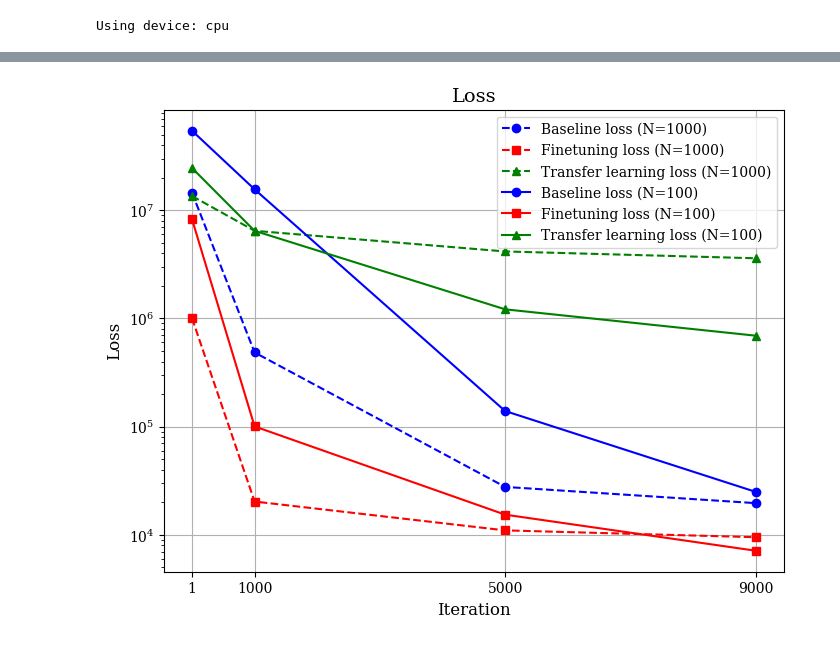
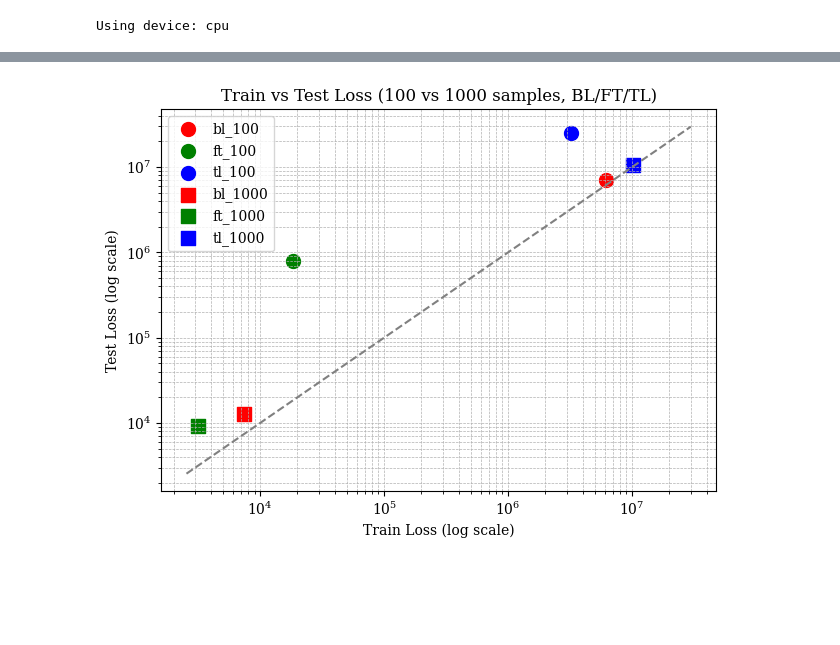
Before and after one commit to rmunozTMELab/Embedding-Oriented-PGNNIV, a Jupyter notebook: paper/transfer_learning.ipynb, the cells around one changed output, grey strips where cells are left out. Cells and saved outputs as stored; diff of their text form; code cells hidden in the pictures; blank space fills up the shorter version.

Commit message:
Final results of transfer learning and some new plots.

```diff
--- a/paper/transfer_learning.ipynb
+++ b/paper/transfer_learning.ipynb
@@ -183,6 +183,10 @@ finetuning_pgnniv, lists_ft = load_results(finetuning_pgnniv, optimizer, FINETUN
 train_loss_list_bl_100 = lists_bl['train_total_loss_list']
 train_loss_list_ft_100 = lists_ft['train_total_loss_list']
 train_loss_list_tl_100 = lists_tl['train_total_loss_list']
+
+test_loss_list_bl_100 = lists_bl['test_total_loss_list']
+test_loss_list_ft_100 = lists_ft['test_total_loss_list']
+test_loss_list_tl_100 = lists_tl['test_total_loss_list']
 # %%
 # Calcular tiempos en minutos
 baseline_time = np.cumsum(lists_bl['time_list'])[-1] / 60
@@ -217,6 +243,10 @@ finetuning_pgnniv_1000, lists_ft = load_results(finetuning_pgnniv_1000, optimize
 train_loss_list_bl_1000 = lists_bl['train_total_loss_list']
 train_loss_list_ft_1000 = lists_ft['train_total_loss_list']
 train_loss_list_tl_1000 = lists_tl['train_total_loss_list']
+
+test_loss_list_bl_1000 = lists_bl['test_total_loss_list']
+test_loss_list_ft_1000 = lists_ft['test_total_loss_list']
+test_loss_list_tl_1000 = lists_tl['test_total_loss_list']
 # %%
 # Calcular tiempos en minutos
 baseline_time = np.cumsum(lists_bl['time_list'])[-1] / 60
@@ -385,37 +415,68 @@ plt.show()
 # %%
 import matplotlib.pyplot as plt
 
 # Define the indices que quieres mostrar
 indices = [1, 1000, 5000, 9000]
 
 # Extrae los valores correspondientes de cada lista (asegúrate de que estas listas tienen al menos hasta el índice 10000)
-bl_values_1000 = [smooth_curve(train_loss_list_bl_1000)[i] for i in indices]
-ft_values_1000 = [smooth_curve(train_loss_list_ft_1000)[i] for i in indices]
-tl_values_1000 = [smooth_curve(train_loss_list_tl_1000)[i] for i in indices]
+bl_values_1000_train = [smooth_curve(train_loss_list_bl_1000)[i] for i in indices][-1]
+ft_values_1000_train = [smooth_curve(train_loss_list_ft_1000)[i] for i in indices][-1]
+tl_values_1000_train = [smooth_curve(train_loss_list_tl_1000)[i] for i in indices][-1]
 
-bl_values_100 = [smooth_curve(train_loss_list_bl_100)[i] for i in indices]
-ft_values_100 = [smooth_curve(train_loss_list_ft_100)[i] for i in indices]
-tl_values_100 = [smooth_curve(train_loss_list_tl_100)[i] for i in indices]
+bl_values_100_train = [smooth_curve(train_loss_list_bl_100)[i] for i in indices][-1]
+ft_values_100_train = [smooth_curve(train_loss_list_ft_100)[i] for i in indices][-1]
+tl_values_100_train = [smooth_curve(train_loss_list_tl_100)[i] for i in indices][-1]
 
-plt.figure(figsize=(8, 6))
+bl_values_1000_test = [smooth_curve(test_loss_list_bl_1000)[i] for i in indices][-1]
+ft_values_1000_test = [smooth_curve(test_loss_list_ft_1000)[i] for i in indices][-1]
+tl_values_1000_test = [smooth_curve(test_loss_list_tl_1000)[i] for i in indices][-1]
 
-plt.plot(indices, bl_values_1000, label='Baseline loss (N=1000)', color='blue', marker='o', linestyle='--')
-plt.plot(indices, ft_values_1000, label='Finetuning loss (N=1000)', color='red', marker='s', linestyle='--')
-plt.plot(indices, tl_values_1000, label='Transfer learning loss (N=1000)', color='green', marker='^', linestyle='--')
+bl_values_100_test = [smooth_curve(test_loss_list_bl_100)[i] for i in indices][-1]
+ft_values_100_test = [smooth_curve(test_loss_list_ft_100)[i] for i in indices][-1]
+tl_values_100_test = [smooth_curve(test_loss_list_tl_100)[i] for i in indices][-1]
 
-plt.plot(indices, (bl_values_100), label='Baseline loss (N=100)', color='blue', marker='o')
-plt.plot(indices, (ft_values_100), label='Finetuning loss (N=100)', color='red', marker='s')
-plt.plot(indices, (tl_values_100), label='Transfer learning loss (N=100)', color='green', marker='^')
+# Combine into arrays
+train_losses = np.array([
+    bl_values_100_train,
+    ft_values_100_train,
+    tl_values_100_train,
+    bl_values_1000_train,
+    ft_values_1000_train,
+    tl_values_1000_train
+])
 
-plt.xlabel('Iteration', fontsize=12)
-plt.ylabel('Loss', fontsize=12)
-# plt.xscale('log')
+test_losses = np.array([
+    bl_values_100_test,
+    ft_values_100_test,
+    tl_values_100_test,
+    bl_values_1000_test,
+    ft_values_1000_test,
+    tl_values_1000_test
+])
+
+labels = ['bl_100', 'ft_100', 'tl_100', 'bl_1000', 'ft_1000', 'tl_1000']
+colors = ['red', 'green', 'blue', 'red', 'green', 'blue']
+markers = ['o'] * 3 + ['s'] * 3  # o for 100, s for 1000
+
+# Plot
+plt.figure()
+for i in range(len(train_losses)):
+    plt.scatter(train_losses[i], test_losses[i], label=labels[i], color=colors[i], marker=markers[i], s=100)
+
+# Diagonal line (gray, dotted)
+min_val = min(train_losses.min(), test_losses.min()) * 0.8
+max_val = max(train_losses.max(), test_losses.max()) * 1.2
+plt.plot([min_val, max_val], [min_val, max_val], '--', color='gray')
+
+plt.xscale('log')
 plt.yscale('log')
-plt.grid(True)
+plt.xlabel('Train Loss (log scale)')
+plt.ylabel('Test Loss (log scale)')
+plt.title('Train vs Test Loss (100 vs 1000 samples, BL/FT/TL)')
 plt.legend()
-plt.title('Loss', fontsize=14)
-plt.xticks(indices, labels=[str(i) for i in indices])
+plt.grid(True, which="both", ls="--", linewidth=0.5)
+plt.tight_layout()
 plt.show()
 # %% [output]
-[figure, old version]
+[figure, new version]
 # %%
```
Also changed, not shown: parts of 12 cells of this notebook, 17 other files.
